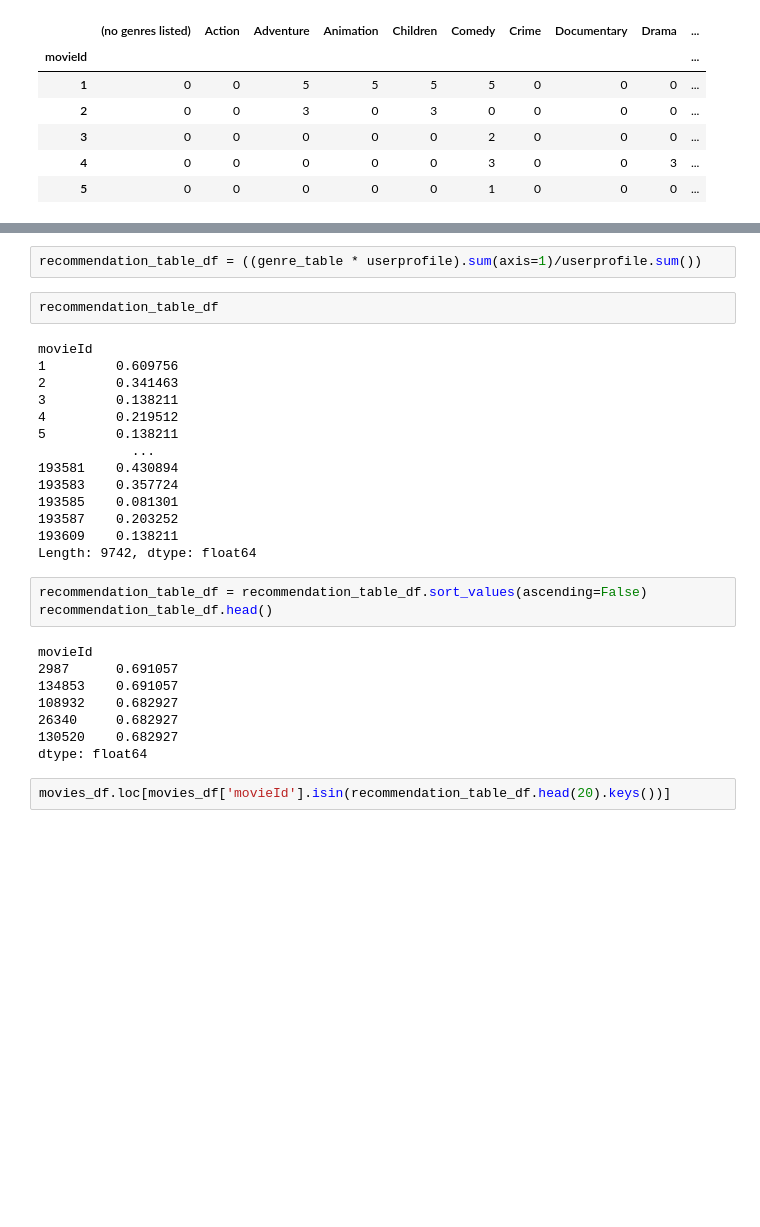
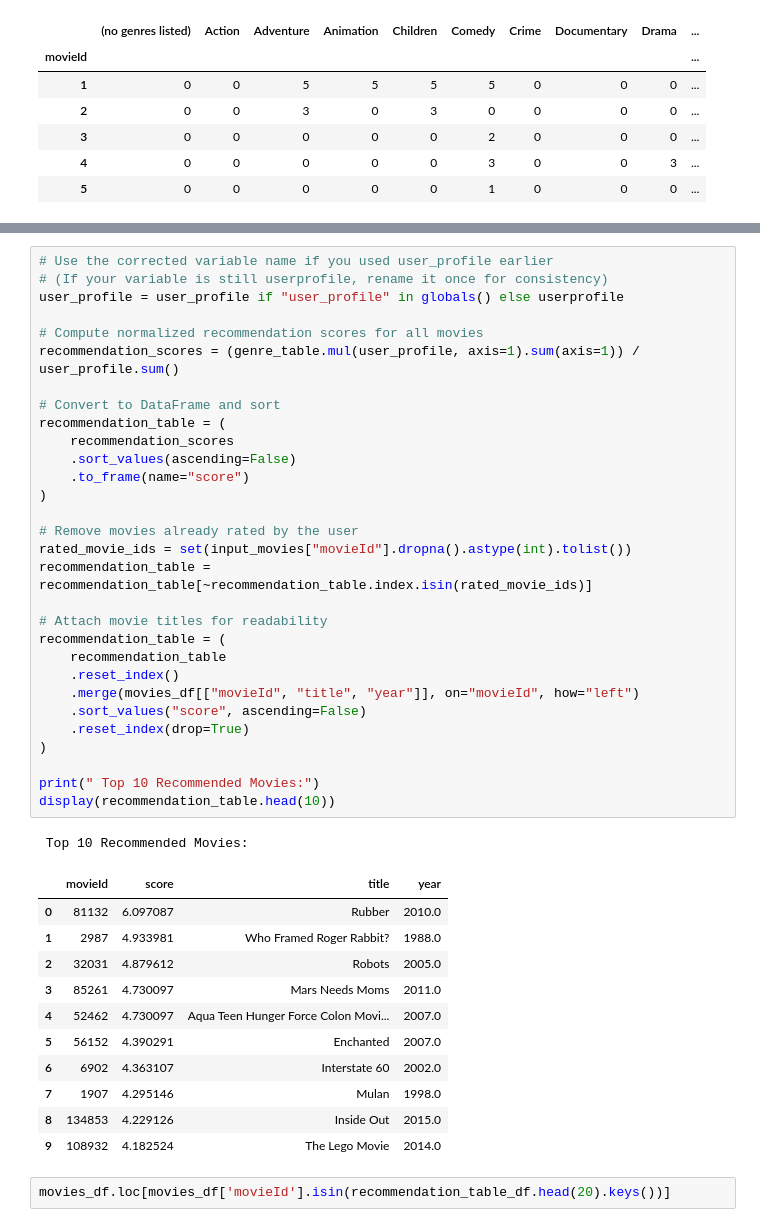
Before and after one commit to M-H-Tabatabai/IMDB-Website-Recommender-System-Project, a Jupyter notebook: recommender_sys_content_based.ipynb, the cells around one changed output, grey strips where cells are left out. Cells and saved outputs as stored; diff of their text form; blank space fills up the shorter version.

Commit message:
feat: compute normalized content-based recommendation scores and generate top 10 list

```diff
--- a/recommender_sys_content_based.ipynb
+++ b/recommender_sys_content_based.ipynb
@@ -477,32 +493,46 @@ display(genre_table.head())
 # %%
-recommendation_table_df = ((genre_table * userprofile).sum(axis=1)/userprofile.sum())
+# Use the corrected variable name if you used user_profile earlier
+# (If your variable is still userprofile, rename it once for consistency)
+user_profile = user_profile if "user_profile" in globals() else userprofile
+
+# Compute normalized recommendation scores for all movies
+recommendation_scores = (genre_table.mul(user_profile, axis=1).sum(axis=1)) / user_profile.sum()
+
+# Convert to DataFrame and sort
+recommendation_table = (
+    recommendation_scores
+    .sort_values(ascending=False)
+    .to_frame(name="score")
+)
+
+# Remove movies already rated by the user
+rated_movie_ids = set(input_movies["movieId"].dropna().astype(int).tolist())
+recommendation_table = recommendation_table[~recommendation_table.index.isin(rated_movie_ids)]
+
+# Attach movie titles for readability
+recommendation_table = (
+    recommendation_table
+    .reset_index()
+    .merge(movies_df[["movieId", "title", "year"]], on="movieId", how="left")
+    .sort_values("score", ascending=False)
+    .reset_index(drop=True)
+)
+
+print(" Top 10 Recommended Movies:")
+display(recommendation_table.head(10))
+# %% [output]
+ Top 10 Recommended Movies:
+|  | movieId | score | title | year |
+| 0 | 81132 | 6.097087 | Rubber | 2010.0 |
+| 1 | 2987 | 4.933981 | Who Framed Roger Rabbit? | 1988.0 |
+| 2 | 32031 | 4.879612 | Robots | 2005.0 |
+| 3 | 85261 | 4.730097 | Mars Needs Moms | 2011.0 |
+| 4 | 52462 | 4.730097 | Aqua Teen Hunger Force Colon Movi... | 2007.0 |
+| 5 | 56152 | 4.390291 | Enchanted | 2007.0 |
+| 6 | 6902 | 4.363107 | Interstate 60 | 2002.0 |
+| 7 | 1907 | 4.295146 | Mulan | 1998.0 |
+| 8 | 134853 | 4.229126 | Inside Out | 2015.0 |
+| 9 | 108932 | 4.182524 | The Lego Movie | 2014.0 |
-# %%
-recommendation_table_df
-# %% [output]
-movieId
-1         0.609756
-2         0.341463
-3         0.138211
-4         0.219512
-5         0.138211
-            ...
-193581    0.430894
-193583    0.357724
-193585    0.081301
-193587    0.203252
-193609    0.138211
-Length: 9742, dtype: float64
-# %%
-recommendation_table_df = recommendation_table_df.sort_values(ascending=False)
-recommendation_table_df.head()
-# %% [output]
-movieId
-2987      0.691057
-134853    0.691057
-108932    0.682927
-26340     0.682927
-130520    0.682927
-dtype: float64
 # %%
 movies_df.loc[movies_df['movieId'].isin(recommendation_table_df.head(20).keys())]
 # %% [output]
```
Also changed, not shown: parts of 1 cell of this notebook.
